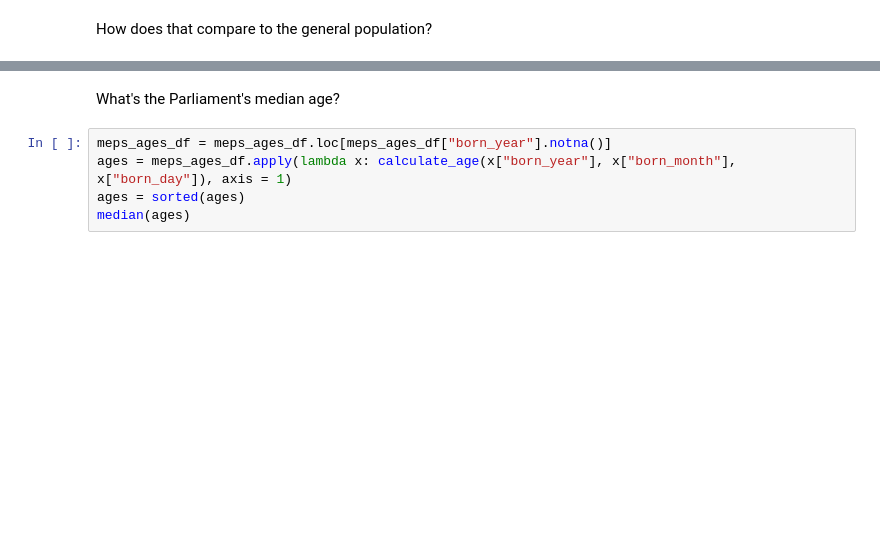
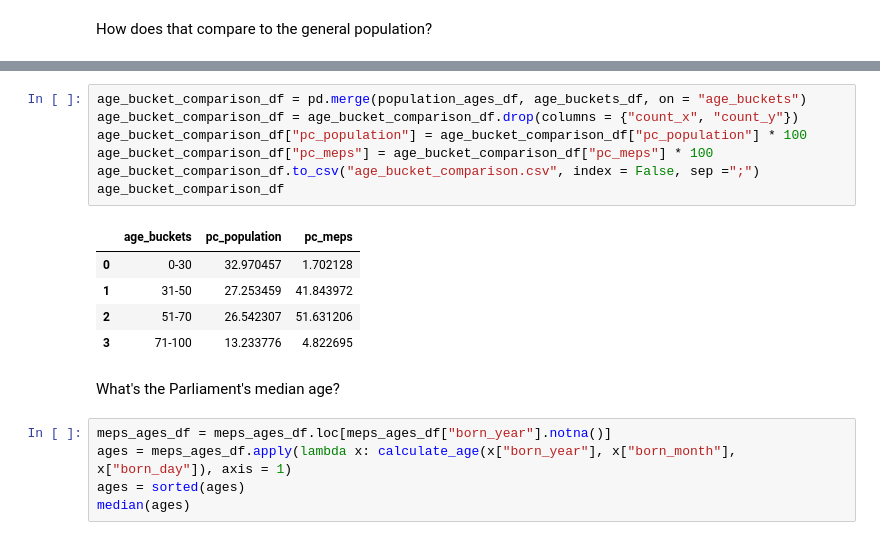
Before and after one commit to SWRdata/p081_euparlament_divers, a Jupyter notebook: analysis/analyse.ipynb, the cells around one changed output, grey strips where cells are left out. Drawn from its saved outputs; the diff is of its cells as text; blank space fills up the shorter version.

```diff
--- a/analysis/analyse.ipynb
+++ b/analysis/analyse.ipynb
@@ -729,6 +689,19 @@ population_ages_df
 | 1 | 31-50 | 121224110 | 0.272535 |
 | 2 | 51-70 | 118060890 | 0.265423 |
 | 3 | 71-100 | 58864190 | 0.132338 |
+# %%
+age_bucket_comparison_df = pd.merge(population_ages_df, age_buckets_df, on = "age_buckets")
+age_bucket_comparison_df = age_bucket_comparison_df.drop(columns = {"count_x", "count_y"})
+age_bucket_comparison_df["pc_population"] = age_bucket_comparison_df["pc_population"] * 100
+age_bucket_comparison_df["pc_meps"] = age_bucket_comparison_df["pc_meps"] * 100
+age_bucket_comparison_df.to_csv("age_bucket_comparison.csv", index = False, sep =";")
+age_bucket_comparison_df
+# %% [output]
+|  | age_buckets | pc_population | pc_meps |
+| 0 | 0-30 | 32.970457 | 1.702128 |
+| 1 | 31-50 | 27.253459 | 41.843972 |
+| 2 | 51-70 | 26.542307 | 51.631206 |
+| 3 | 71-100 | 13.233776 | 4.822695 |
 # %% [markdown]
 What's the Parliament's median age?
 # %%
```
Also changed, not shown: parts of 44 cells of this notebook, 33 other files.
